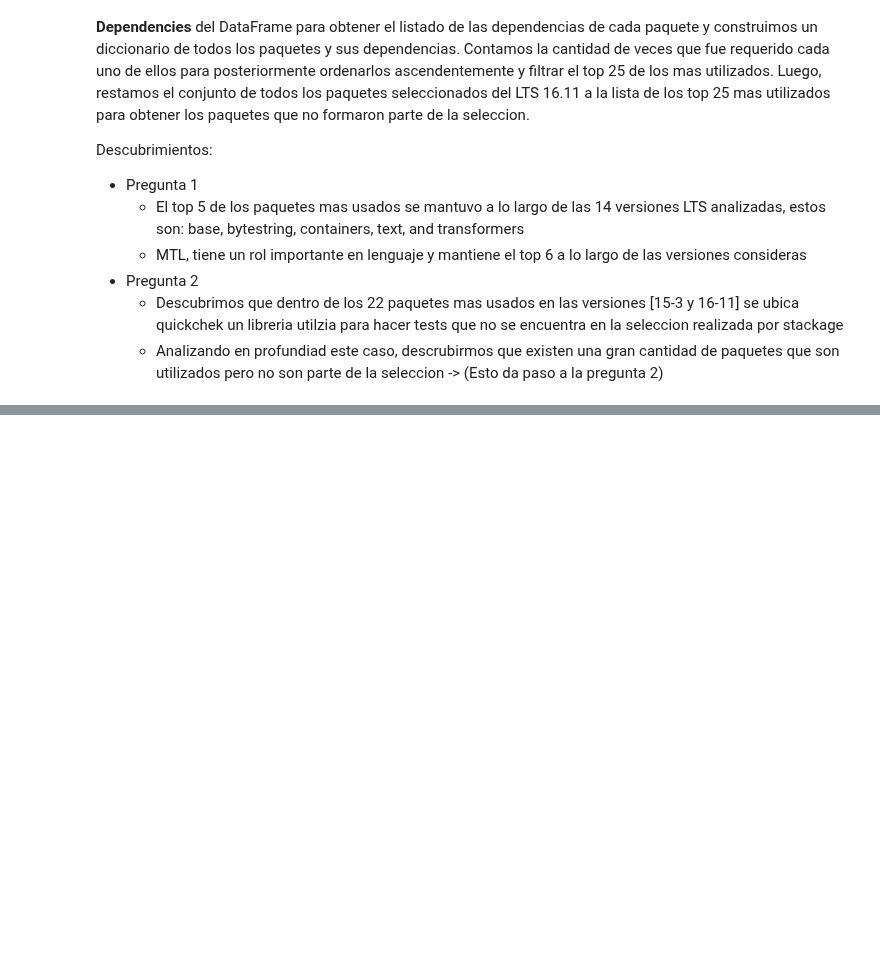
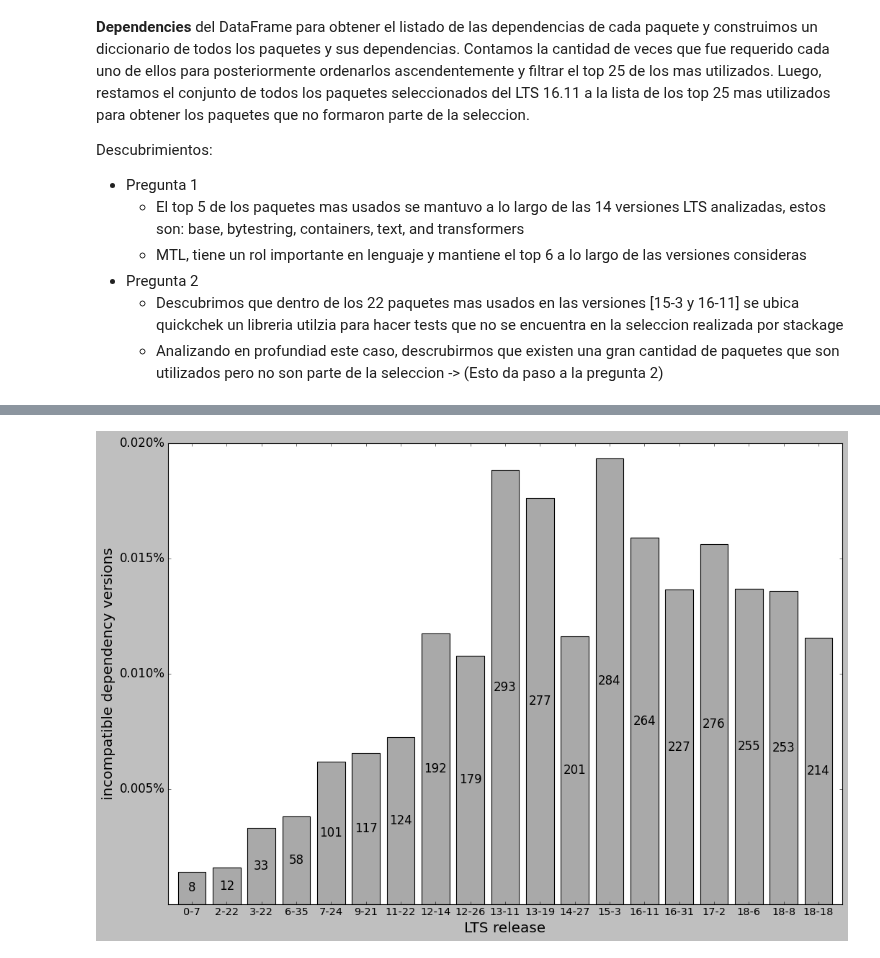
Before and after one commit to pragmaticslaboratory/stackage-evolution, a Jupyter notebook: notebooks/Answers/RQ1.ipynb, the cells around one changed output, grey strips where cells are left out. Saved outputs shown, nothing was run; the diff lists cells and outputs as text; code cells hidden in the pictures; blank space fills up the shorter version.

```diff
--- a/notebooks/Answers/RQ1.ipynb
+++ b/notebooks/Answers/RQ1.ipynb
@@ -271,17 +313,19 @@ plt.show()
 # %%
 fig, ax = plt.subplots(figsize=(12, 10))
 ax.margins(0.015)
 plt.subplots_adjust(right=1.1)
 
 bar = ax.bar(x=lts_list, height=percentage, width=0.8, color='darkgrey', align='center', label='Dependdencies inconsistent')
 ax.bar_label(bar, labels=list(list_conflict), label_type='center', color='black', fontsize=15)
 
 ax.set_xticks(lts_list)
-ax.set_xticklabels(lts_list,fontsize=15)
+ax.set_xticklabels(lts_list,fontsize=13)
 ax.set_yticks([0.005, 0.010, 0.015,0.020])
 ax.set_yticklabels(['0.005%', '0.010%', '0.015%','0.020%'],fontsize=15)
 ax.set_xlabel('LTS release',fontsize=18)
 ax.set_ylabel('incompatible dependency versions',fontsize=18)
 
 plt.savefig("../../graphs/rq1_3.pdf", format='pdf', bbox_inches='tight')
 plt.show()
+# %% [output]
+[figure, added]
```
Also changed, not shown: parts of 8 cells of this notebook, 18 other files.
